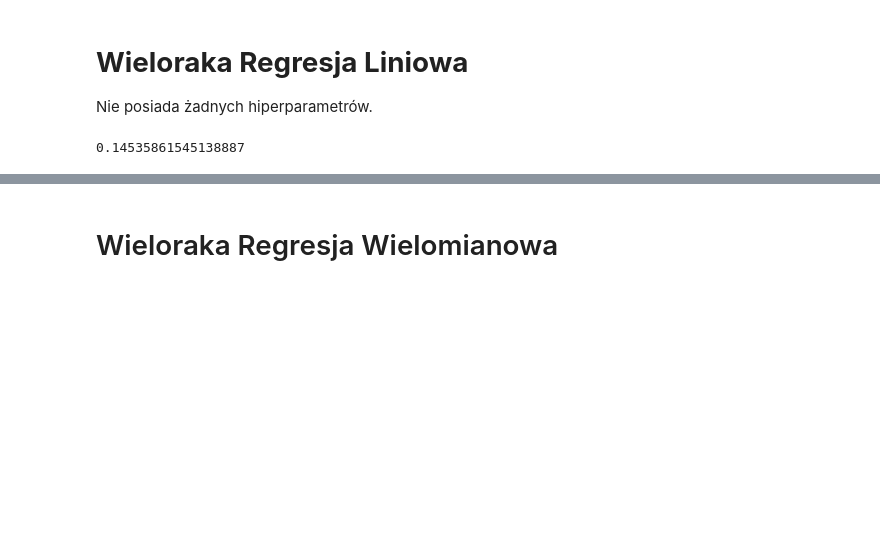
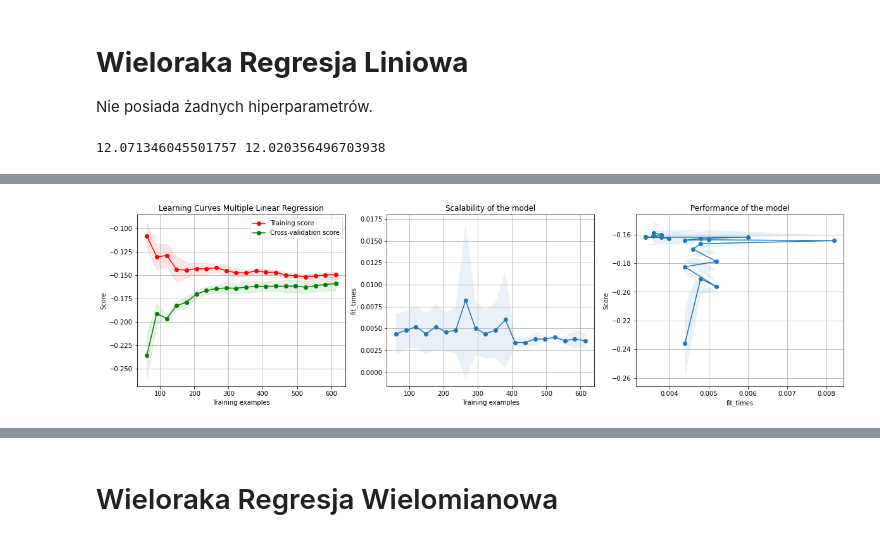
Before and after one commit to matlaczj/Predictive-Modeling-for-Student-Alcohol-Consumption, a Jupyter notebook: Projekt/projekt.ipynb, the cells around one changed output, grey strips where cells are left out. Saved outputs shown, nothing was run; the diff lists cells and outputs as text; code cells hidden in the pictures; blank space fills up the shorter version.

```diff
--- a/Projekt/projekt.ipynb
+++ b/Projekt/projekt.ipynb
@@ -197,19 +236,18 @@ Jak widać dla różnych dummy strategii mamy wyniki w zakresie około 0.17 - 0.
 Nie posiada żadnych hiperparametrów.
 # %%
 model = LinearRegression()
-score = test_model(model,X_train,y_train,X_test,y_test)
-print(score)
+score,train_score = test_model(model,X_train,y_train,X_test,y_test)
+print(train_score,score)
 # %% [output]
-0.14535861545138887
+12.071346045501757 12.020356496703938
 # %%
 plot_learning_curve(
     estimator = LinearRegression(),
     title = "Learning Curves Multiple Linear Regression",
     X = X_train,
     y = y_train,
-    axes=None,
-    ylim=None,
     cv=5,
     n_jobs=-1,
     train_sizes=np.linspace(0.1, 1.0, 20),
 )
+# %% [output]
@@ -215,0 +255 @@ plot_learning_curve(
+[figure, added]
```
Also changed, not shown: parts of 48 cells of this notebook, 1 other file.
